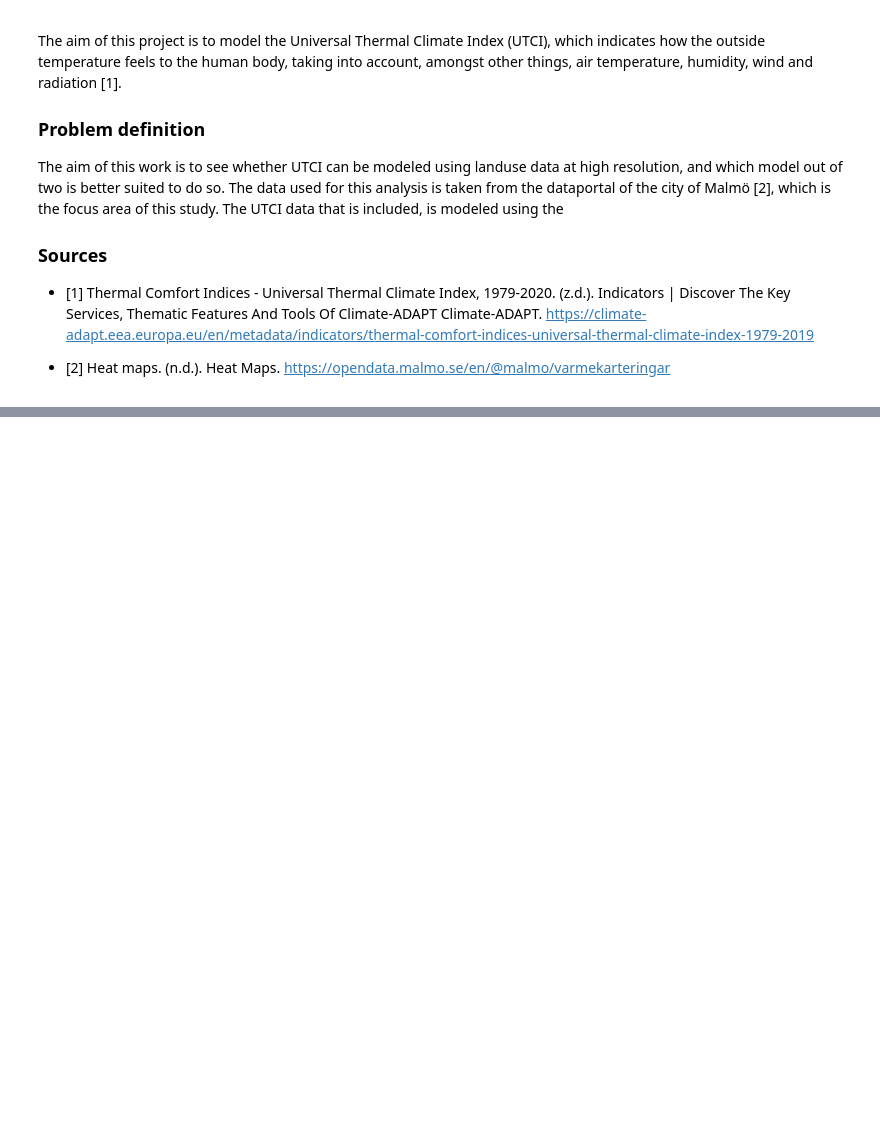
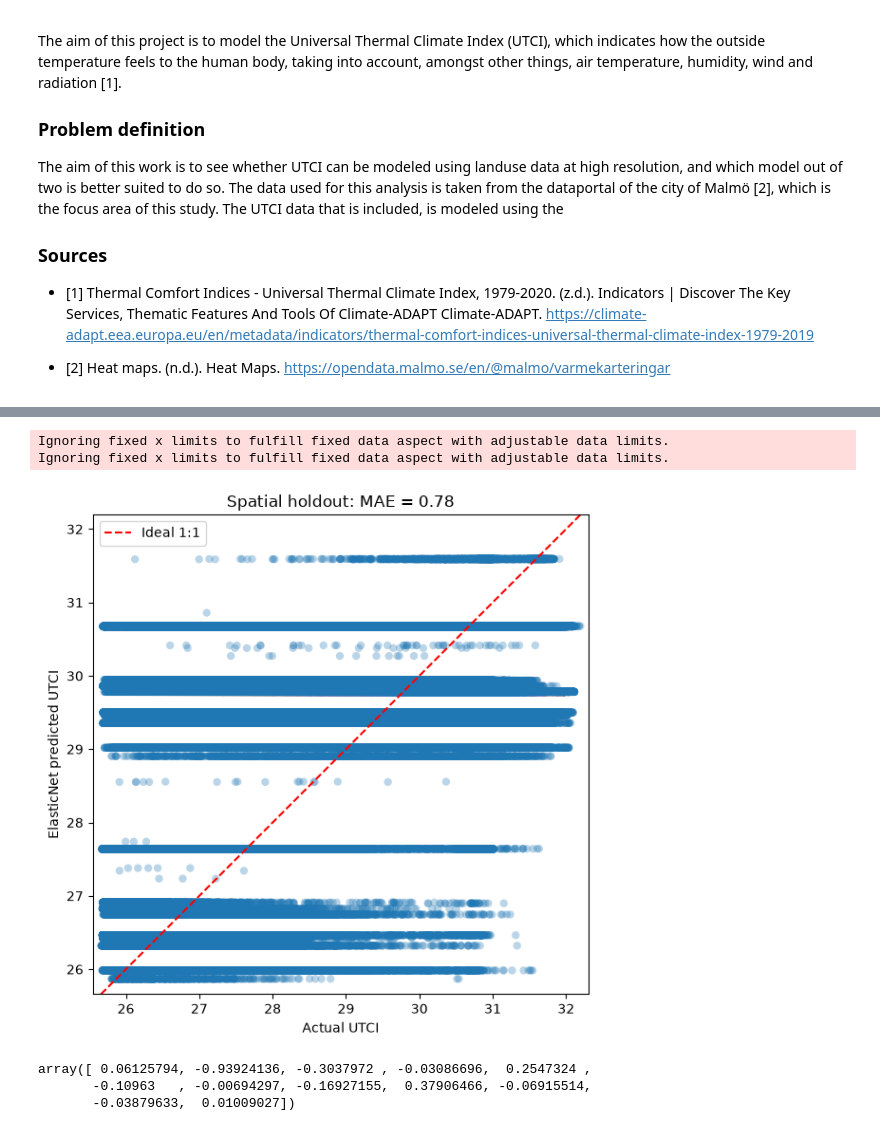
Before and after one commit to Chardes01/BERN02, a Jupyter notebook: final_project/ElasticNet.ipynb, the cells around one changed output, grey strips where cells are left out. Drawn from its saved outputs; the diff is of its cells as text; code cells hidden in the pictures; blank space fills up the shorter version.

```diff
--- a/final_project/ElasticNet.ipynb
+++ b/final_project/ElasticNet.ipynb
@@ -229,0 +280,34 @@ model.n_iter_
+# %%
+# Flatten to ensure 1D arrays
+y_test_flat = np.asarray(y_test).ravel()
+y_pred_flat = np.asarray(y_pred).ravel()
+
+plt.figure(figsize=(6, 6))
+plt.scatter(y_test_flat, y_pred_flat, alpha=0.3, edgecolors="none")
+
+# Add 1:1 ideal line
+min_val = min(min(y_test_flat), min(y_pred_flat))
+max_val = max(max(y_test_flat), max(y_pred_flat))
+plt.plot(
+    [min_val, max_val], [min_val, max_val], color="red", linestyle="--", label="Ideal 1:1"
+)
+
+plt.xlabel("Actual UTCI")
+plt.ylabel("ElasticNet predicted UTCI")
+plt.title(f"Spatial holdout: MAE = {mae:.2f}")
+plt.legend()
+plt.axis("equal")
+plt.xlim([min_val, max_val])
+plt.ylim([min_val, max_val])
+plt.tight_layout()
+plt.show()
+# %% [output]
+Ignoring fixed x limits to fulfill fixed data aspect with adjustable data limits.
+Ignoring fixed x limits to fulfill fixed data aspect with adjustable data limits.
+[figure, added]
+# %%
+model.coef_
+# %% [output]
+array([ 0.06125794, -0.93924136, -0.3037972 , -0.03086696,  0.2547324 ,
+       -0.10963   , -0.00694297, -0.16927155,  0.37906466, -0.06915514,
+       -0.03879633,  0.01009027])
```
Also changed, not shown: parts of 17 cells of this notebook, 44 other files.
